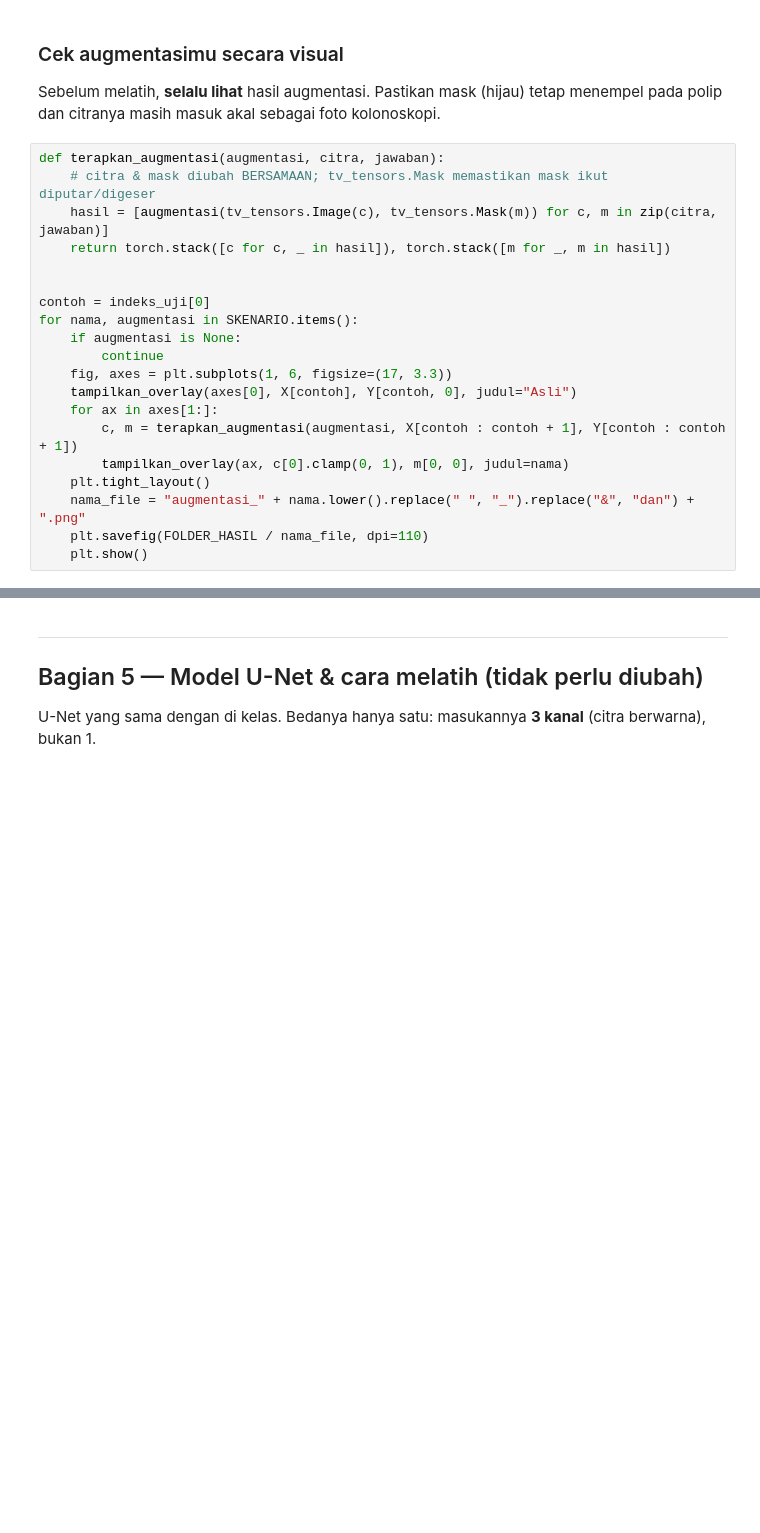
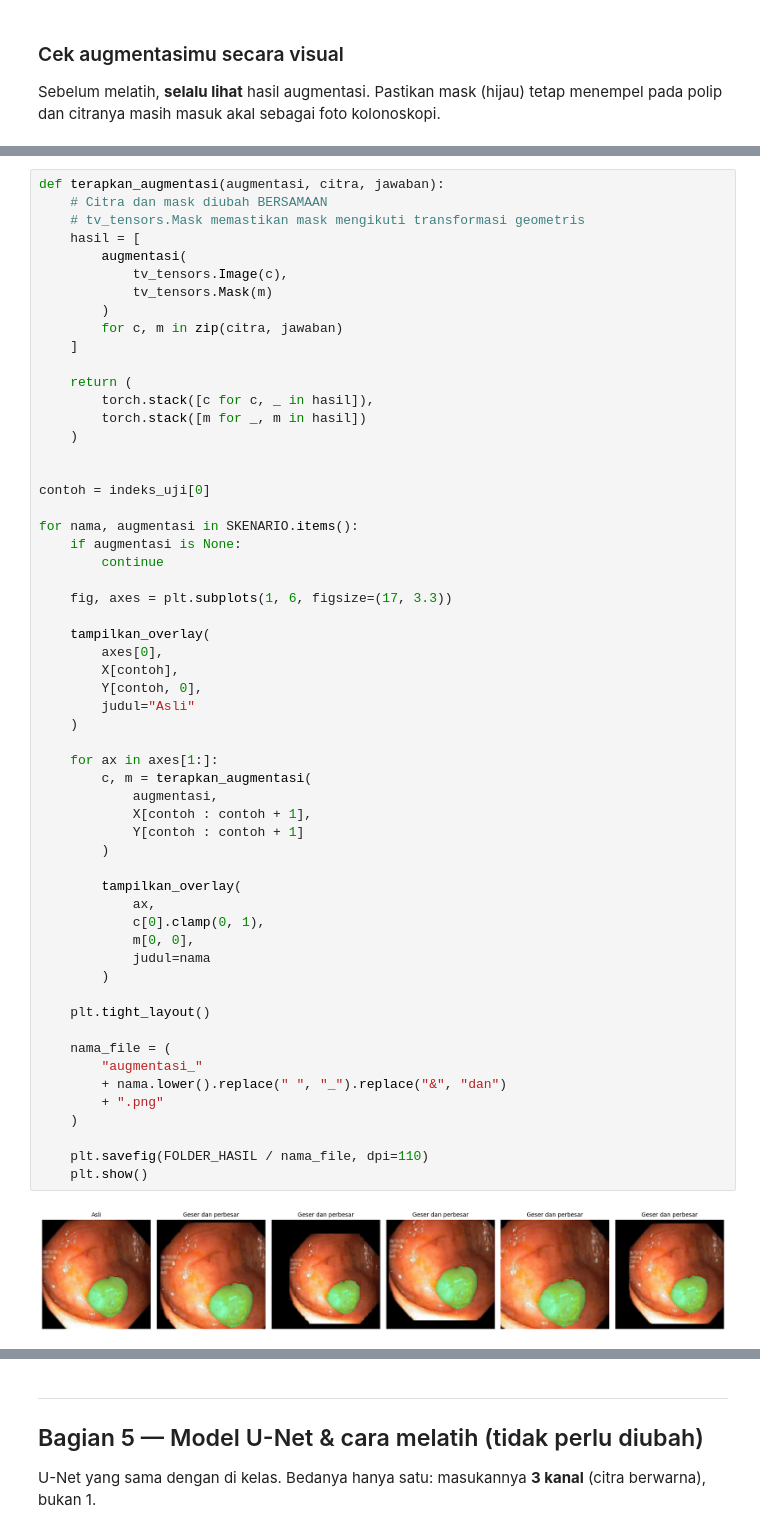
Before and after one commit to FitriahRamadhaniAuliaRasyidin/bm-segmentasi-polip-kelompok, a Jupyter notebook: segmentasi_polip.ipynb, the cells around one changed output, grey strips where cells are left out. Saved outputs shown, nothing was run; the diff lists cells and outputs as text; blank space fills up the shorter version.

```diff
--- a/segmentasi_polip.ipynb
+++ b/segmentasi_polip.ipynb
@@ -166,23 +187,3 @@ print("Skenario yang akan dijalankan:", list(SKENARIO))
 # %% [markdown]
 ### Cek augmentasimu secara visual
 Sebelum melatih, **selalu lihat** hasil augmentasi. Pastikan mask (hijau) tetap menempel pada polip dan citranya masih masuk akal sebagai foto kolonoskopi.
-# %%
-def terapkan_augmentasi(augmentasi, citra, jawaban):
-    # citra & mask diubah BERSAMAAN; tv_tensors.Mask memastikan mask ikut diputar/digeser
-    hasil = [augmentasi(tv_tensors.Image(c), tv_tensors.Mask(m)) for c, m in zip(citra, jawaban)]
-    return torch.stack([c for c, _ in hasil]), torch.stack([m for _, m in hasil])
-
-
-contoh = indeks_uji[0]
-for nama, augmentasi in SKENARIO.items():
-    if augmentasi is None:
-        continue
-    fig, axes = plt.subplots(1, 6, figsize=(17, 3.3))
-    tampilkan_overlay(axes[0], X[contoh], Y[contoh, 0], judul="Asli")
-    for ax in axes[1:]:
-        c, m = terapkan_augmentasi(augmentasi, X[contoh : contoh + 1], Y[contoh : contoh + 1])
-        tampilkan_overlay(ax, c[0].clamp(0, 1), m[0, 0], judul=nama)
-    plt.tight_layout()
-    nama_file = "augmentasi_" + nama.lower().replace(" ", "_").replace("&", "dan") + ".png"
-    plt.savefig(FOLDER_HASIL / nama_file, dpi=110)
-    plt.show()
@@ -188,0 +192,59 @@ for nama, augmentasi in SKENARIO.items():
+# %%
+def terapkan_augmentasi(augmentasi, citra, jawaban):
+    # Citra dan mask diubah BERSAMAAN
+    # tv_tensors.Mask memastikan mask mengikuti transformasi geometris
+    hasil = [
+        augmentasi(
+            tv_tensors.Image(c),
+            tv_tensors.Mask(m)
+        )
+        for c, m in zip(citra, jawaban)
+    ]
+
+    return (
+        torch.stack([c for c, _ in hasil]),
+        torch.stack([m for _, m in hasil])
+    )
+
+
+contoh = indeks_uji[0]
+
+for nama, augmentasi in SKENARIO.items():
+    if augmentasi is None:
+        continue
+
+    fig, axes = plt.subplots(1, 6, figsize=(17, 3.3))
+
+    tampilkan_overlay(
+        axes[0],
+        X[contoh],
+        Y[contoh, 0],
+        judul="Asli"
+    )
+
+    for ax in axes[1:]:
+        c, m = terapkan_augmentasi(
+            augmentasi,
+            X[contoh : contoh + 1],
+            Y[contoh : contoh + 1]
+        )
+
+        tampilkan_overlay(
+            ax,
+            c[0].clamp(0, 1),
+            m[0, 0],
+            judul=nama
+        )
+
+    plt.tight_layout()
+
+    nama_file = (
+        "augmentasi_"
+        + nama.lower().replace(" ", "_").replace("&", "dan")
+        + ".png"
+    )
+
+    plt.savefig(FOLDER_HASIL / nama_file, dpi=110)
+    plt.show()
+# %% [output]
+[figure, added]
```
Also changed, not shown: parts of 16 cells of this notebook.
